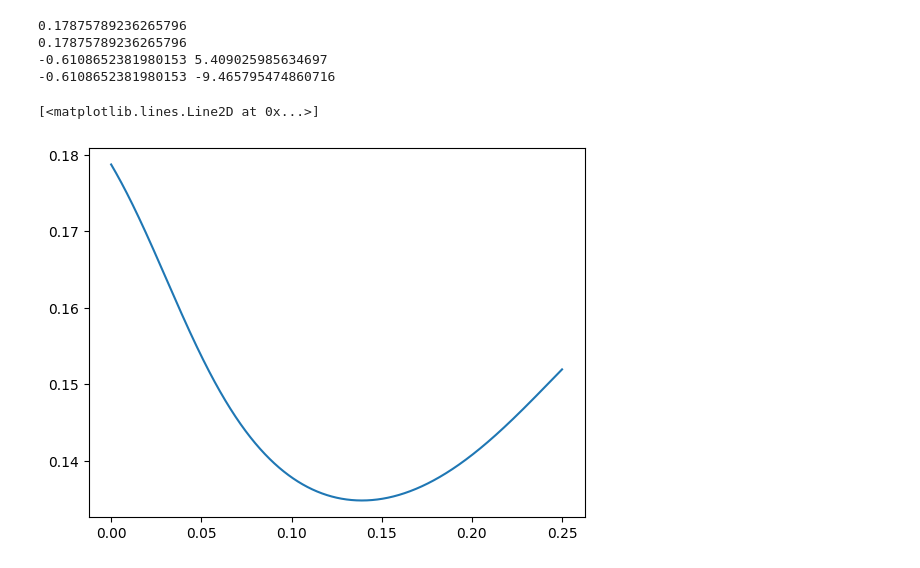
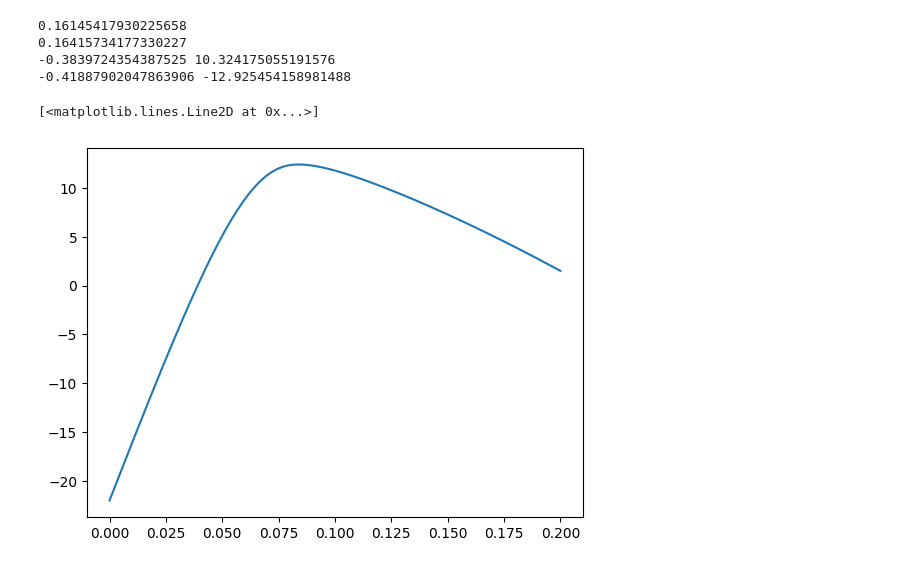
Before and after one commit to JGSuw/hsa_hopper_control, a Jupyter notebook: notebooks/hop_optimal_controller.ipynb, the cells around one changed output. Saved outputs shown, nothing was run; the diff lists cells and outputs as text; code cells hidden in the pictures.

```diff
--- a/notebooks/hop_optimal_controller.ipynb
+++ b/notebooks/hop_optimal_controller.ipynb
@@ -67,15 +67,37 @@ which is akin to a positive definite matrix, but which operates on the coefficie
 import numpy as np
 from hsa_hopper.kinematics import KinematicParameters, forward_kinematics
 import hsa_hopper.dynamics
+import yaml
+from hsa_hopper.hsa_model import HSAPotential
+
+# load hsa potential
+with open('../data/hsa_identification/hsa_model.yaml','r') as f:
+    potential_attributes = yaml.load(f,yaml.Loader)
+potential = HSAPotential.make_from_dict(potential_attributes)
 
 # coming up with a y coordinate mapping to test this strategy
 L1 = .07
 L2 = .15
-kin_params = KinematicParameters(L1,L2,.3,0.)
-dynamics_params = hsa_hopper.dynamics.DynamicsParameters(1.3,1e-2,.11,.1,3,-35*np.pi/180,kin_params)
-tf = .25
-theta1 = theta_td = -35*np.pi/180    # touchdown angle
-thetaN = theta_lo = -35*np.pi/180    # liftoff angle
+kin_params = KinematicParameters(L1,L2,.3,-.005)
+td_degrees = -22
+lo_degrees = td_degrees - 2
+theta1 = theta_td = td_degrees*np.pi/180    # touchdown angle
+thetaN = theta_lo = lo_degrees*np.pi/180    # liftoff angle
+tf = .2
+dynamics_params = hsa_hopper.dynamics.DynamicsParameters(
+    m=1.3,
+    J=5.5e-3,
+    bx=3.6e-2,
+    # bx = 3.59e-2,
+    by=0.,
+    # Kx=3.,
+    Kx=0,
+    x0=theta_lo,
+    kinematics=kin_params,
+    hsa_potential=potential,
+    # hsa_potential=None,
+    psi=-45
+)
 
 # now for some boundary conditions
 y = lambda x: forward_kinematics(kin_params,x)[0]
@@ -86,8 +108,8 @@ y1 = y(theta_td)
 yN = y(theta_lo)
 print(y1)
 print(yN)
-ydot1 = -.4
-ydotN = .7
+ydot1 = -.8
+ydotN = 1.
 
 from scipy.optimize import root_scalar
 thetadot1 = root_scalar(lambda thetadot: dy(theta1)*thetadot-ydot1, bracket=(-20,20)).root
@@ -95,29 +117,33 @@ thetadotN = root_scalar(lambda thetadot: dy(thetaN)*thetadot-ydotN, bracket=(-20
 print(theta1,thetadot1)
 print(thetaN,thetadotN)
 # %% [output]
-0.17875789236265796
-0.17875789236265796
--0.6108652381980153 5.409025985634697
--0.6108652381980153 -9.465795474860716
+0.16145417930225658
+0.16415734177330227
+-0.3839724354387525 10.324175055191576
+-0.41887902047863906 -12.925454158981488
 # %%
 # dynamics equations
 from matplotlib import pyplot as plt
 # forward euler to plot some stuff
 def euler(x0, dt, steps, dynamics_params):
     t = np.zeros(steps+1)
     x = np.zeros((len(x0),steps+1))
     x[:,0] = x0
     for i in range(1,steps+1):
         f = hsa_hopper.dynamics.evaluate(x[0,i-1],x[1,i-1],0,dynamics_params)
         x[0,i] = x[0,i-1] + dt*x[1,i-1] + (.5*dt**2)*f
         x[1,i] = x[1,i-1] + dt*f
         t[i] = t[i-1] + dt
     return x,t
 
 x0 = np.array([theta1,thetadot1])
 x,t = euler(x0,1e-4,int(1e4*tf),dynamics_params)
-plt.plot(t,np.array([y(_x) for _x in x[0,:]]))
+# plt.plot(t,np.array([y(_x) for _x in x[0,:]]))
+# plt.plot(t,x[0,:])
+# dy = np.array([forward_kinematics(kin_params,x[0,i],jacobian=True)[1][0] for i in range(t.shape[0])])
+# plt.plot(t,dy)
+plt.plot(t,x[0,:]*180/np.pi)
 # %% [output]
 [<matplotlib.lines.Line2D at 0x...>]
-[figure, old version]
+[figure, new version]
 # %%
```
Also changed, not shown: parts of 10 cells of this notebook, 30 other files.
